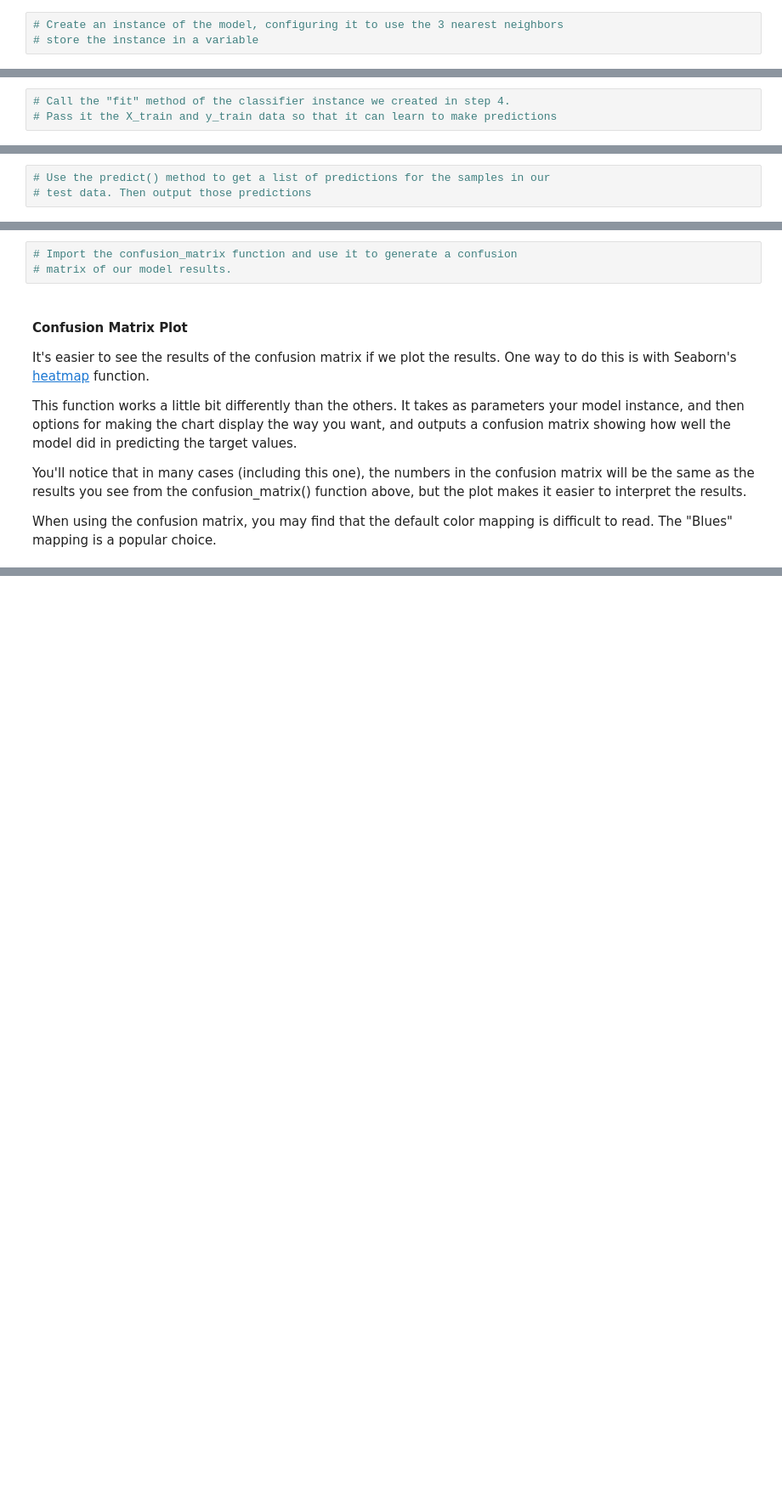
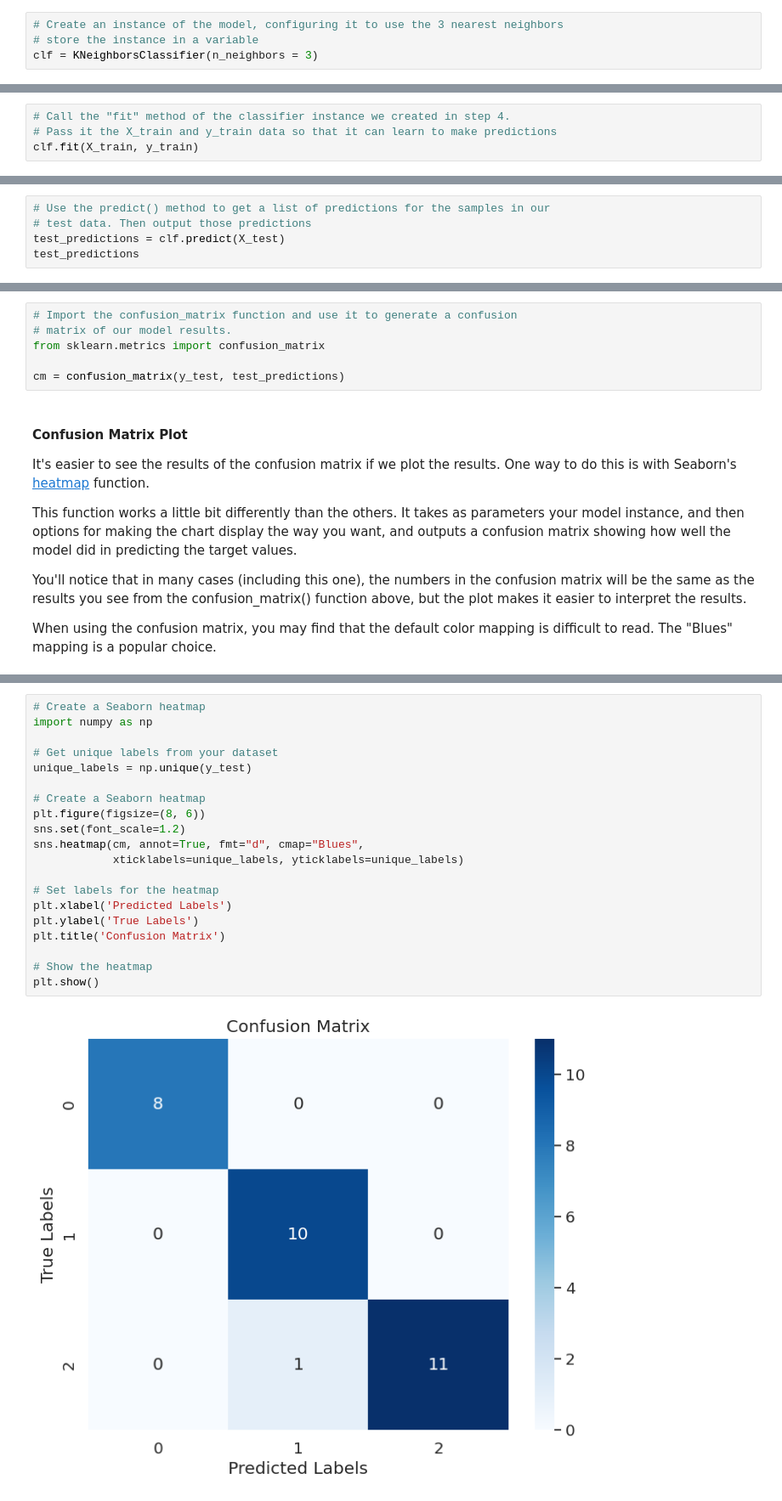
Before and after one commit to teghearnanstevens/Pro-w-Class, a Jupyter notebook: notebooks/Exploration_04.ipynb, the cells around one changed output, grey strips where cells are left out. Shown at 85% size. Saved outputs shown, nothing was run; the diff lists cells and outputs as text; blank space fills up the shorter version.

```diff
--- a/notebooks/Exploration_04.ipynb
+++ b/notebooks/Exploration_04.ipynb
@@ -184,6 +192,7 @@ The only parameter we want to configure is the `n_neighbors` parameter, which co
 # %%
 # Create an instance of the model, configuring it to use the 3 nearest neighbors
 # store the instance in a variable
+clf = KNeighborsClassifier(n_neighbors = 3)
 # %% [markdown]
 ### Step 5: Train the model
 
@@ -195,3 +204,4 @@ Sometimes, this is called "fitting the data to the model", so in sklearn, we per
 # %%
 # Call the "fit" method of the classifier instance we created in step 4.
 # Pass it the X_train and y_train data so that it can learn to make predictions
+clf.fit(X_train, y_train)
@@ -216,3 +228,5 @@ Since this is a classification model, there are two different methods we can use
 # %%
 # Use the predict() method to get a list of predictions for the samples in our
 # test data. Then output those predictions
+test_predictions = clf.predict(X_test)
+test_predictions
@@ -242,6 +267,9 @@ We can get this information from the [confusion_matrix](https://scikit-learn.org
 # %%
 # Import the confusion_matrix function and use it to generate a confusion
 # matrix of our model results.
+from sklearn.metrics import confusion_matrix
+
+cm = confusion_matrix(y_test, test_predictions)
 # %% [markdown]
 #### Confusion Matrix Plot
 
@@ -257,3 +283,25 @@ When using the confusion matrix, you may find that the default color mapping is
+# %%
+# Create a Seaborn heatmap
+import numpy as np
+
+# Get unique labels from your dataset
+unique_labels = np.unique(y_test)
+
+# Create a Seaborn heatmap
+plt.figure(figsize=(8, 6))
+sns.set(font_scale=1.2)
+sns.heatmap(cm, annot=True, fmt="d", cmap="Blues",
+            xticklabels=unique_labels, yticklabels=unique_labels)
+
+# Set labels for the heatmap
+plt.xlabel('Predicted Labels')
+plt.ylabel('True Labels')
+plt.title('Confusion Matrix')
+
+# Show the heatmap
+plt.show()
+# %% [output]
+[figure, added]
 # %% [markdown]
 ## 🌟 Above and Beyond 🌟
 
```
Also changed, not shown: parts of 10 cells of this notebook.
